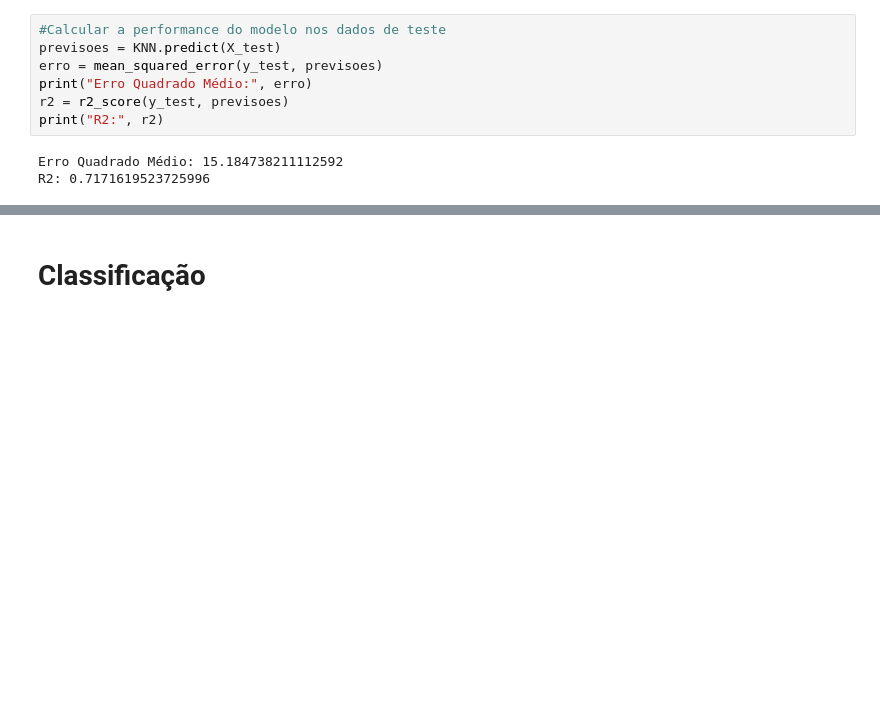
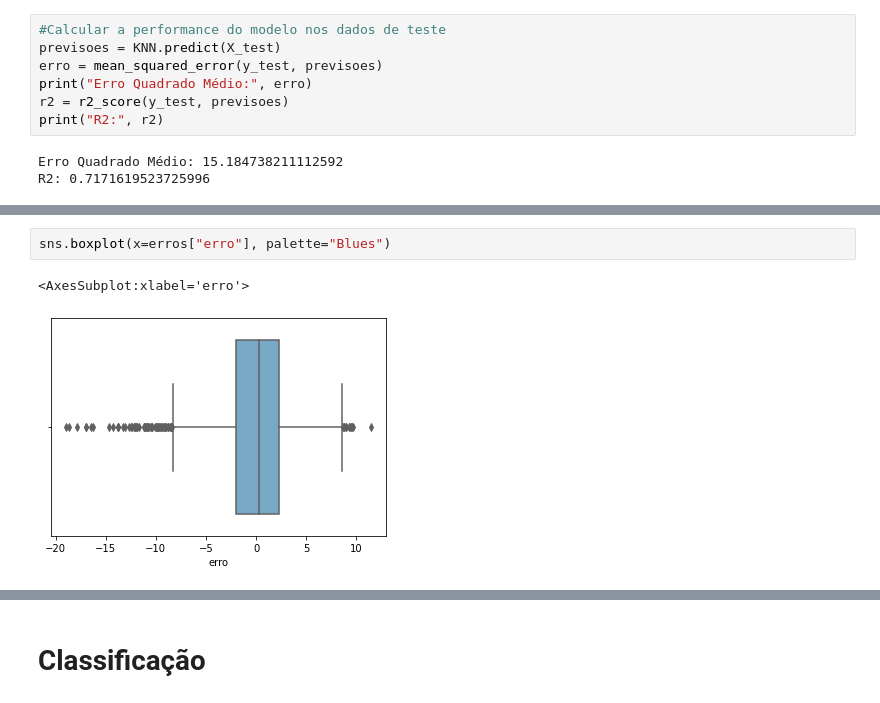
Before and after one commit to GCabral95/Aprendizado_Supervisionado, a Jupyter notebook: KNN_.ipynb, the cells around one changed output, grey strips where cells are left out. Cells and saved outputs as stored; diff of their text form; blank space fills up the shorter version.

```diff
--- a/KNN_.ipynb
+++ b/KNN_.ipynb
@@ -189,0 +235,5 @@ R2: 0.7171619523725996
+# %%
+sns.boxplot(x=erros["erro"], palette="Blues")
+# %% [output]
+<AxesSubplot:xlabel='erro'>
+[figure, added]
```
Also changed, not shown: parts of 60 cells of this notebook.
